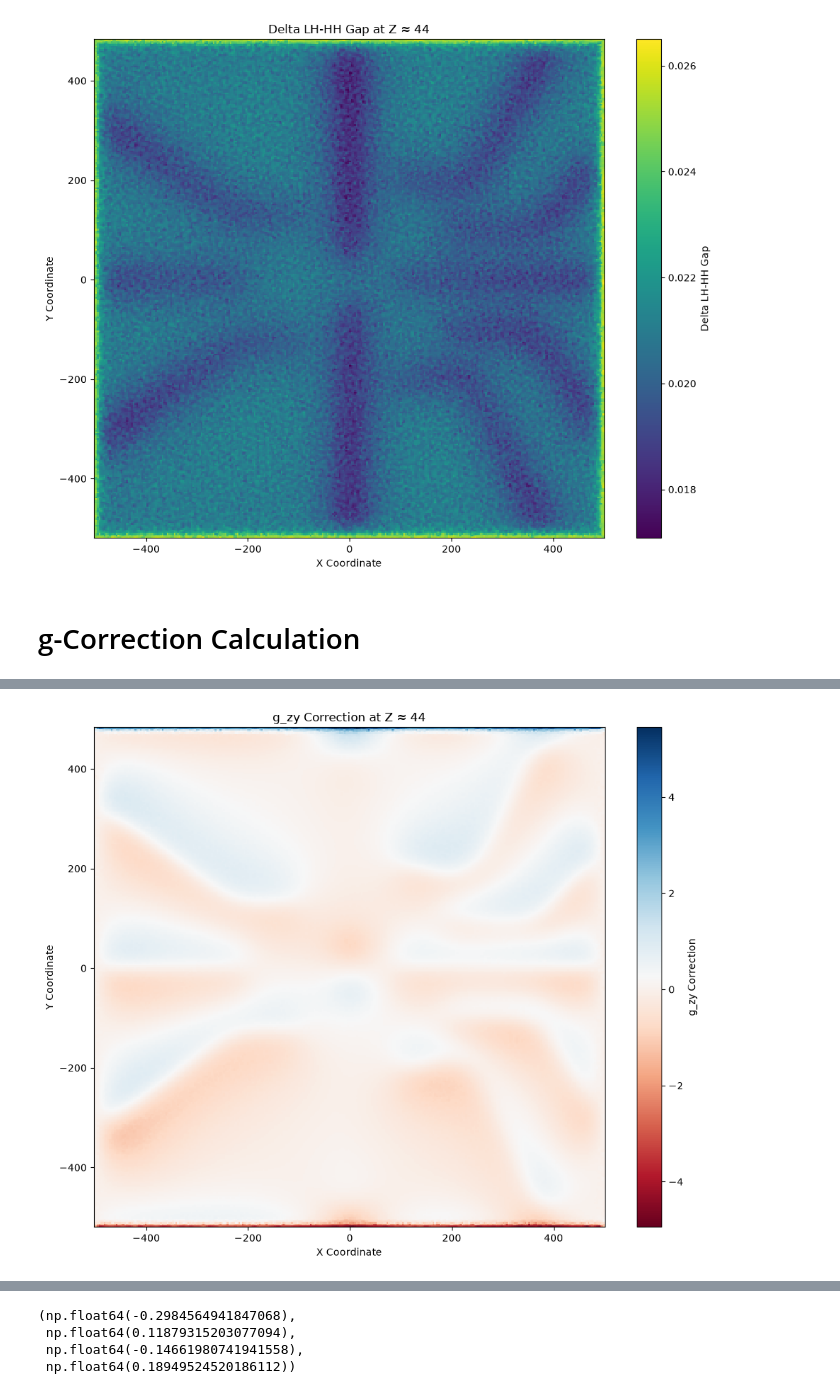
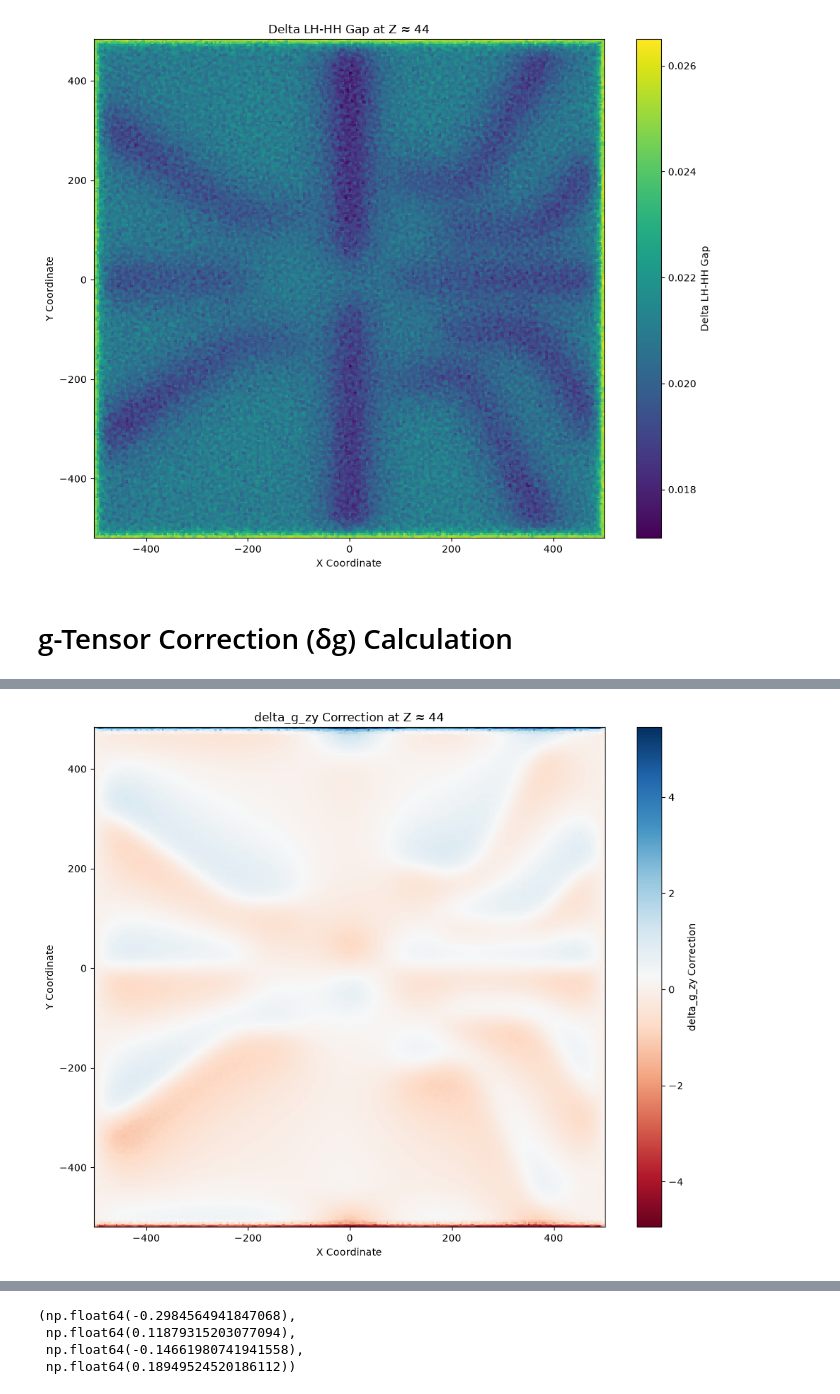
Before and after one commit to lucaniu2003/Quantum-Dot-g-Factor-Simulation-with-FEniCS, a Jupyter notebook: 3D_Average.ipynb, the cells around one changed output, grey strips where cells are left out. Saved outputs shown, nothing was run; the diff lists cells and outputs as text; code cells hidden in the pictures.

```diff
--- a/3D_Average.ipynb
+++ b/3D_Average.ipynb
@@ -135,5 +135,5 @@ plt.show()
 36004 -487.872074 -518.05  44.206897         0.025326
 [figure]
 # %% [markdown]
-# g-Correction Calculation
+# g-Tensor Correction (δg) Calculation
 # %%
@@ -230,24 +230,24 @@ g_xy_data = pd.DataFrame({
 })
 # %%
 # Function to plot the selected g-tensor correction component
-def plot_g_tensor_component(g_data, component, z_value, z_tolerance=0.3):
+def plot_delta_g_component(delta_g_data, component, z_value, z_tolerance=0.3):
     """
     Plot the specified g-tensor correction component at a given z-value.
 
     Parameters:
-    g_data (dict): Dictionary containing g-tensor dataframes (e.g., g_xx_data, g_xy_data).
-    component (str): The g-tensor correction component to plot (e.g., 'g_xx', 'g_xy', 'g_zx', 'g_zy').
+    delta_g_data (dict): Dictionary containing the g-tensor correction (δg) dataframes (e.g., delta_g_xx_data, delta_g_xy_data).
+    component (str): The g-tensor correction component to plot (e.g., 'delta_g_xx', 'delta_g_xy', 'delta_g_zx', 'delta_g_zy').
     z_value (float): The z-coordinate to focus on.
     z_tolerance (float): Tolerance for selecting data near the z-coordinate.
     """
     # Select the appropriate dataframe based on the component
-    if component not in g_data:
-        raise ValueError(f"Invalid component '{component}'. Must be one of: {list(g_data.keys())}")
+    if component not in delta_g_data:
+        raise ValueError(f"Invalid component '{component}'. Must be one of: {list(delta_g_data.keys())}")
 
     # Extract the data for the given z-value within the tolerance
-    selected_data = g_data[component][
-        (g_data[component]['z'] >= z_value - z_tolerance) &
-        (g_data[component]['z'] <= z_value + z_tolerance)
+    selected_data = delta_g_data[component][
+        (delta_g_data[component]['z'] >= z_value - z_tolerance) &
+        (delta_g_data[component]['z'] <= z_value + z_tolerance)
     ]
 
     # Print the head of the data for a quick check
@@ -281,18 +281,18 @@ def plot_g_tensor_component(g_data, component, z_value, z_tolerance=0.3):
 
 # Example Usage:
 # Dictionary containing all g-tensor dataframes
-g_data = {
-    'g_xx': g_xx_data,
-    'g_xy': g_xy_data,
-    'g_zx': g_zx_data,
-    'g_zy': g_zy_data
+delta_g_data = {
+    'delta_g_xx': delta_g_xx_data,
+    'delta_g_xy': delta_g_xy_data,
+    'delta_g_zx': delta_g_zx_data,
+    'delta_g_zy': delta_g_zy_data
 }
 
 # Specify the component, z-value, and tolerance
-component_to_plot = 'g_zy'  # Options: 'g_xx', 'g_xy', 'g_zx', 'g_zy'
+component_to_plot = 'delta_g_zy'  # Options: 'delta_g_xx', 'delta_g_xy', 'delta_g_zx', 'delta_g_zy'
 z_value_to_plot = 44
 z_tolerance = 0.3
 
 # Call the function to plot the selected component
-plot_g_tensor_component(g_data, component_to_plot, z_value_to_plot, z_tolerance)
+plot_delta_g_component(delta_g_data, component_to_plot, z_value_to_plot, z_tolerance)
 # %% [output]
@@ -305,2 +305,2 @@ plot_g_tensor_component(g_data, component_to_plot, z_value_to_plot, z_tolerance)
-[figure, old version]
+[figure, new version]
 # %% [markdown]
```
Also changed, not shown: parts of 13 cells of this notebook, 9 other files.
